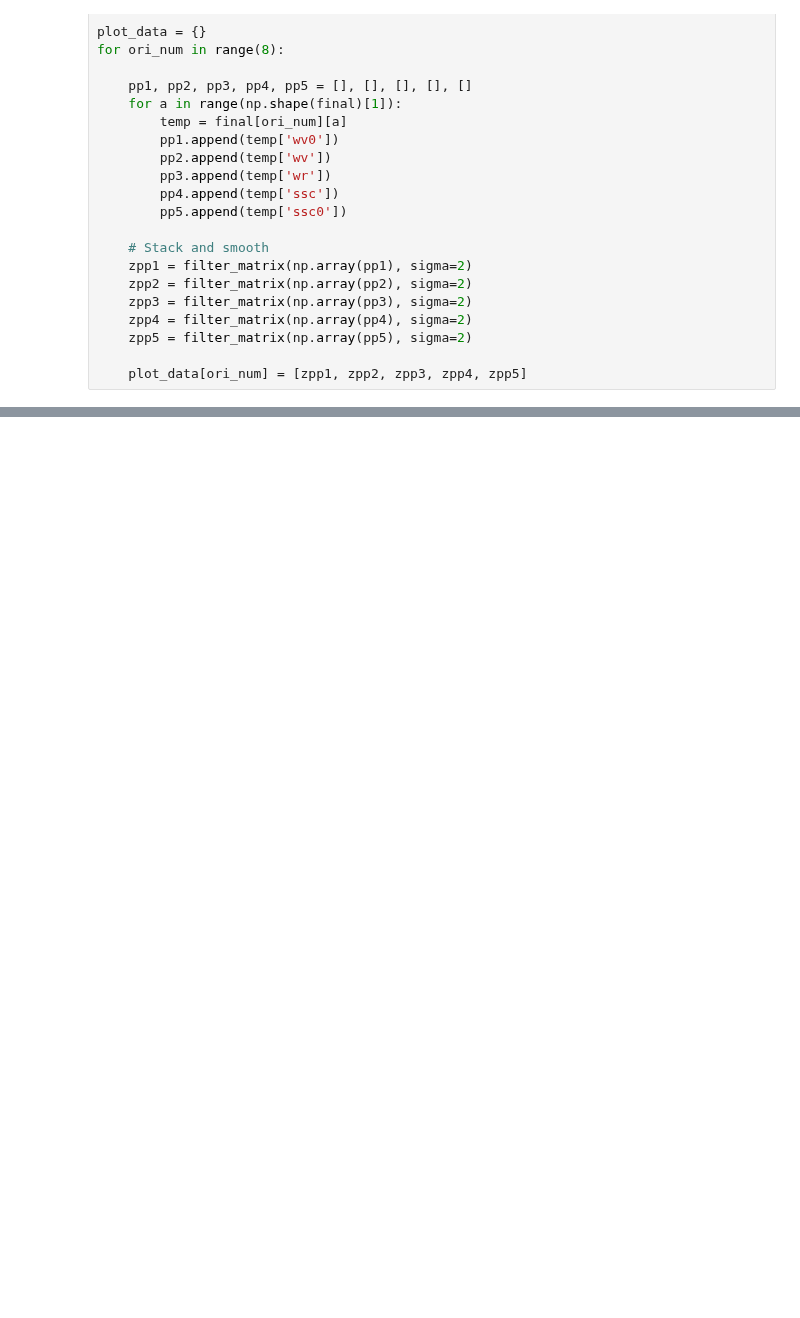
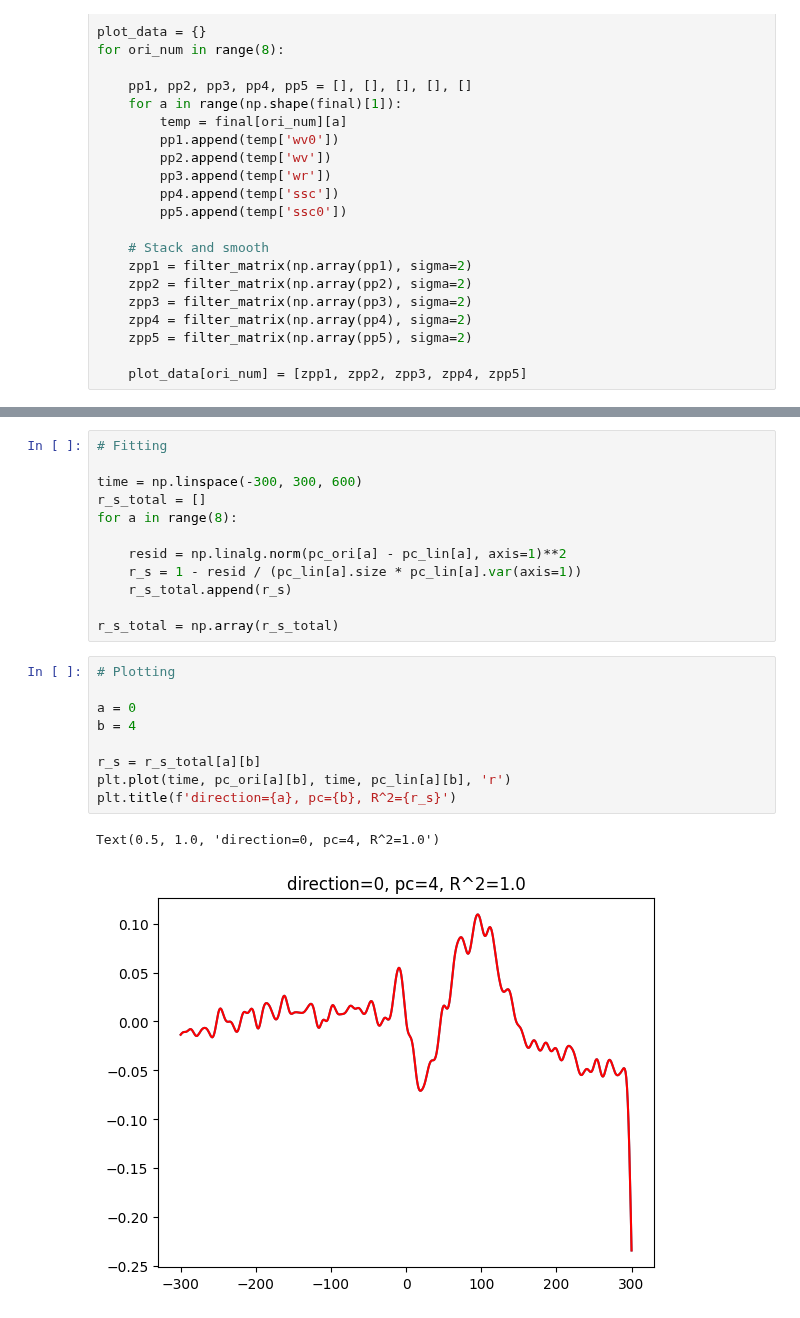
Before and after one commit to NeuroAI-IBS/fn_data_saccade, a Jupyter notebook: Data sorting/python_code/PCA_linear.ipynb, the cells around one changed output, grey strips where cells are left out. Saved outputs shown, nothing was run; the diff lists cells and outputs as text; blank space fills up the shorter version.

```diff
--- a/Data sorting/python_code/PCA_linear.ipynb
+++ b/Data sorting/python_code/PCA_linear.ipynb
@@ -109,0 +185,24 @@ plt.show()
+# %%
+# Fitting
+
+time = np.linspace(-300, 300, 600)
+r_s_total = []
+for a in range(8):
+
+    resid = np.linalg.norm(pc_ori[a] - pc_lin[a], axis=1)**2
+    r_s = 1 - resid / (pc_lin[a].size * pc_lin[a].var(axis=1))
+    r_s_total.append(r_s)
+
+r_s_total = np.array(r_s_total)
+# %%
+# Plotting
+
+a = 0
+b = 4
+
+r_s = r_s_total[a][b]
+plt.plot(time, pc_ori[a][b], time, pc_lin[a][b], 'r')
+plt.title(f'direction={a}, pc={b}, R^2={r_s}')
+# %% [output]
+Text(0.5, 1.0, 'direction=0, pc=4, R^2=1.0')
+[figure, added]
```
Also changed, not shown: parts of 7 cells of this notebook.
